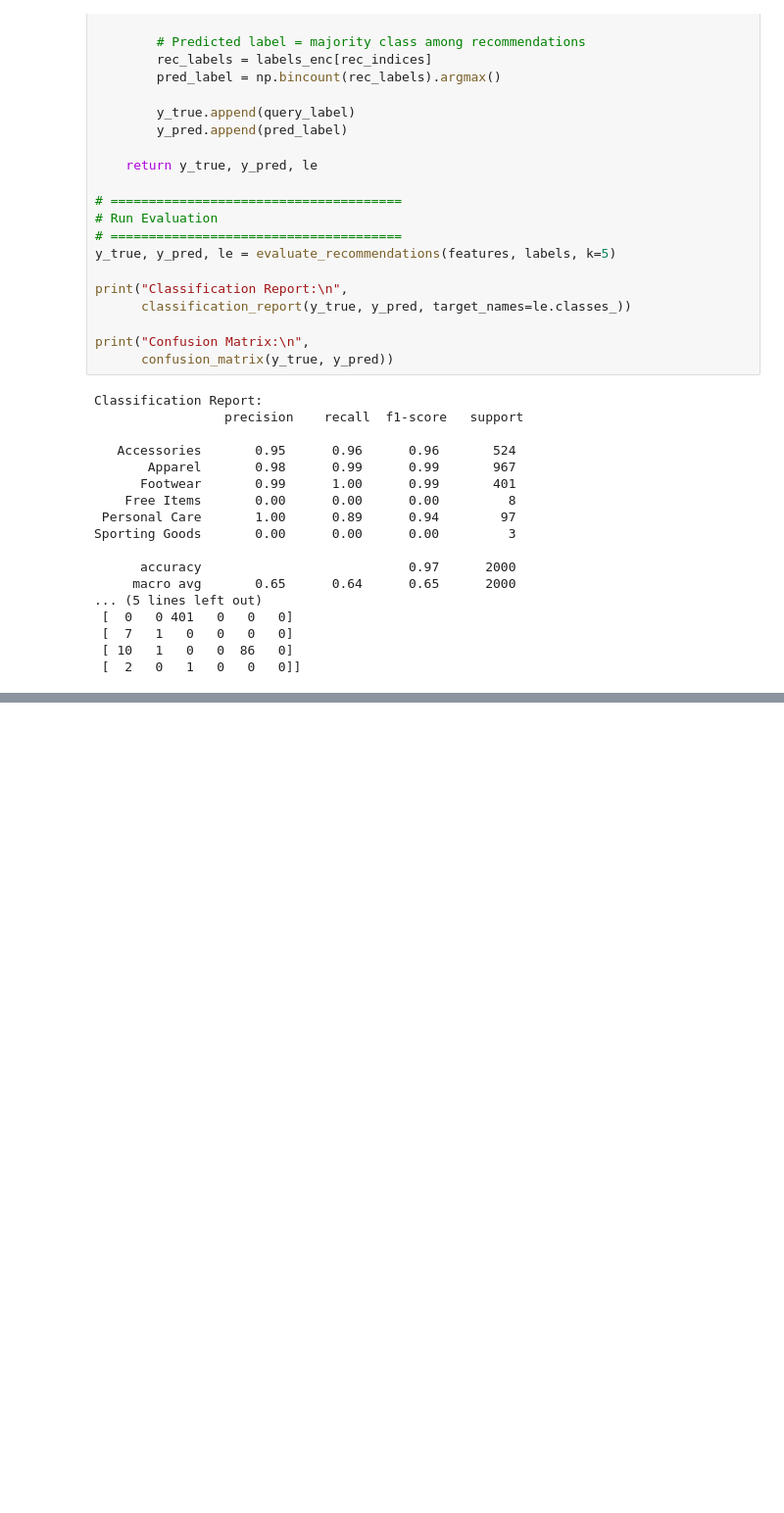
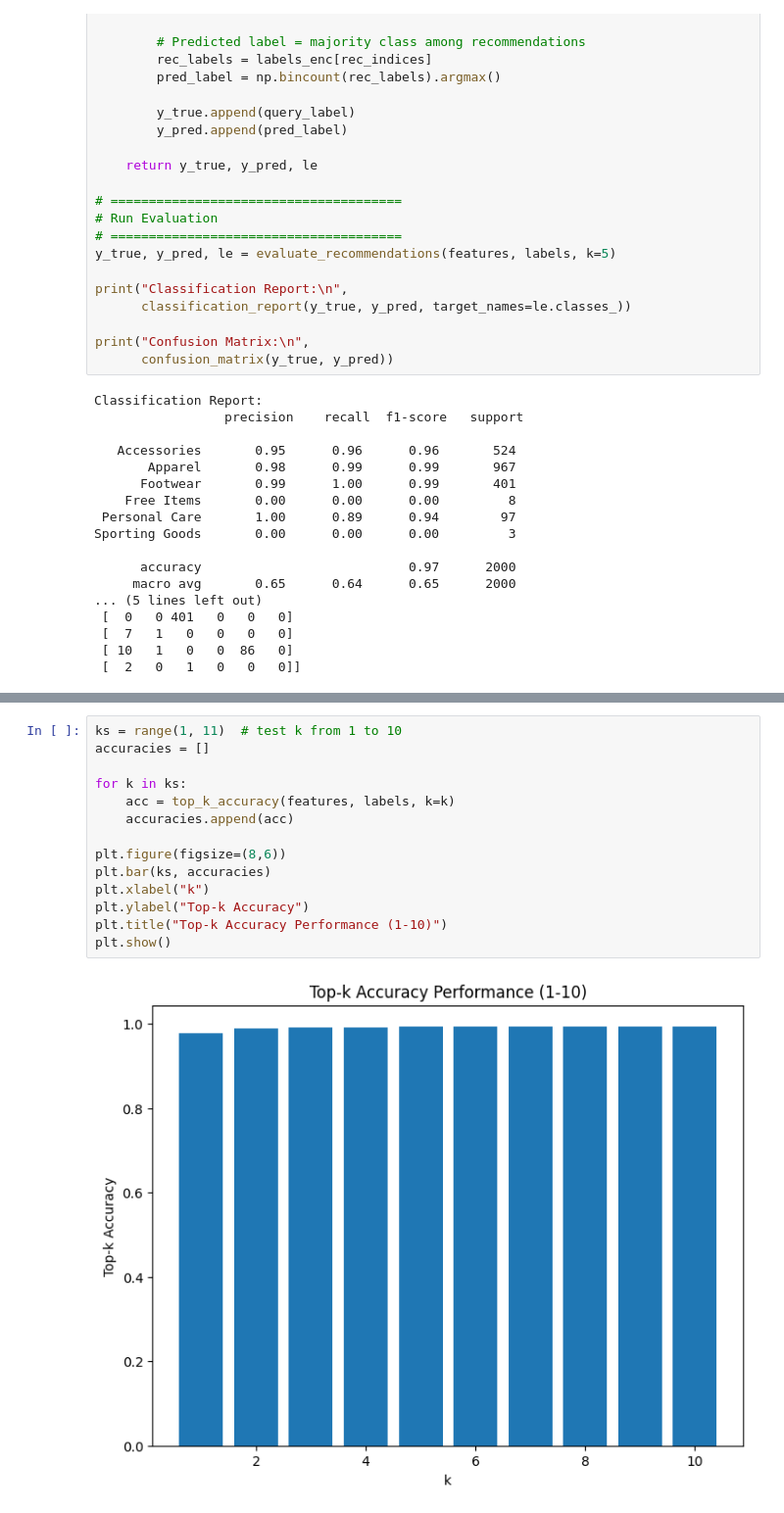
Before and after one commit to Julfikar-Asif/ML-Project, a Jupyter notebook: Project.ipynb, the cells around one changed output, grey strips where cells are left out. Shown at 98% size. Drawn from its saved outputs; the diff is of its cells as text; blank space fills up the shorter version.

```diff
--- a/Project.ipynb
+++ b/Project.ipynb
@@ -398,0 +446,16 @@ K=10 -> Hit Rate: 0.995, Precision: 0.953, Recall: 0.019
+# %%
+ks = range(1, 11)  # test k from 1 to 10
+accuracies = []
+
+for k in ks:
+    acc = top_k_accuracy(features, labels, k=k)
+    accuracies.append(acc)
+
+plt.figure(figsize=(8,6))
+plt.bar(ks, accuracies)
+plt.xlabel("k")
+plt.ylabel("Top-k Accuracy")
+plt.title("Top-k Accuracy Performance (1-10)")
+plt.show()
+# %% [output]
+[figure, added]
```
Also changed, not shown: parts of 6 cells of this notebook.
